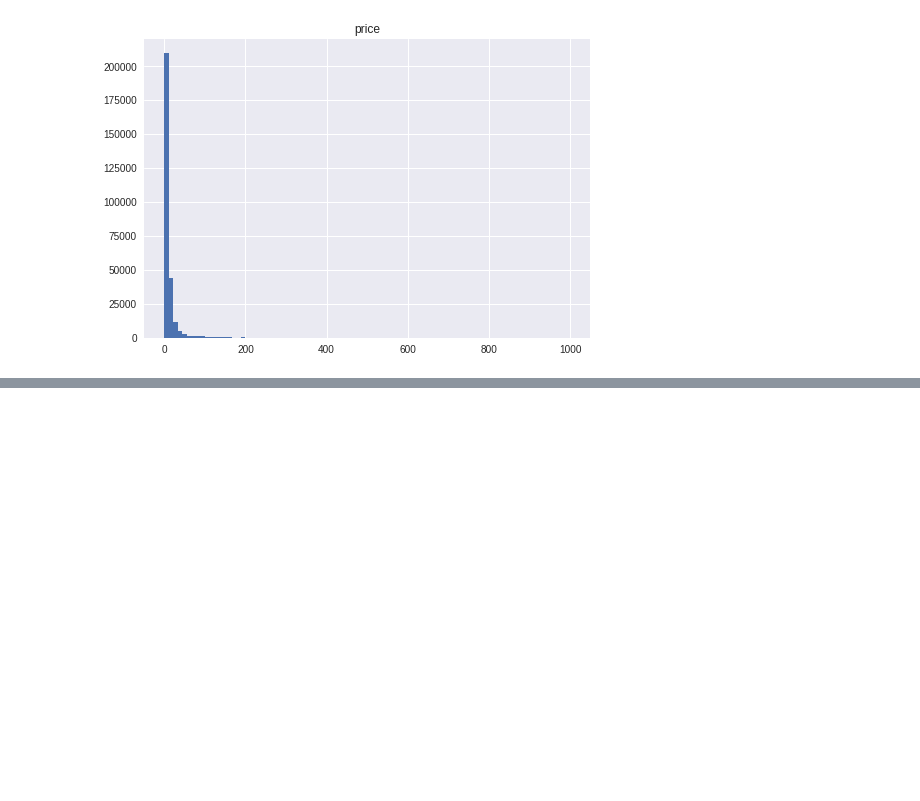
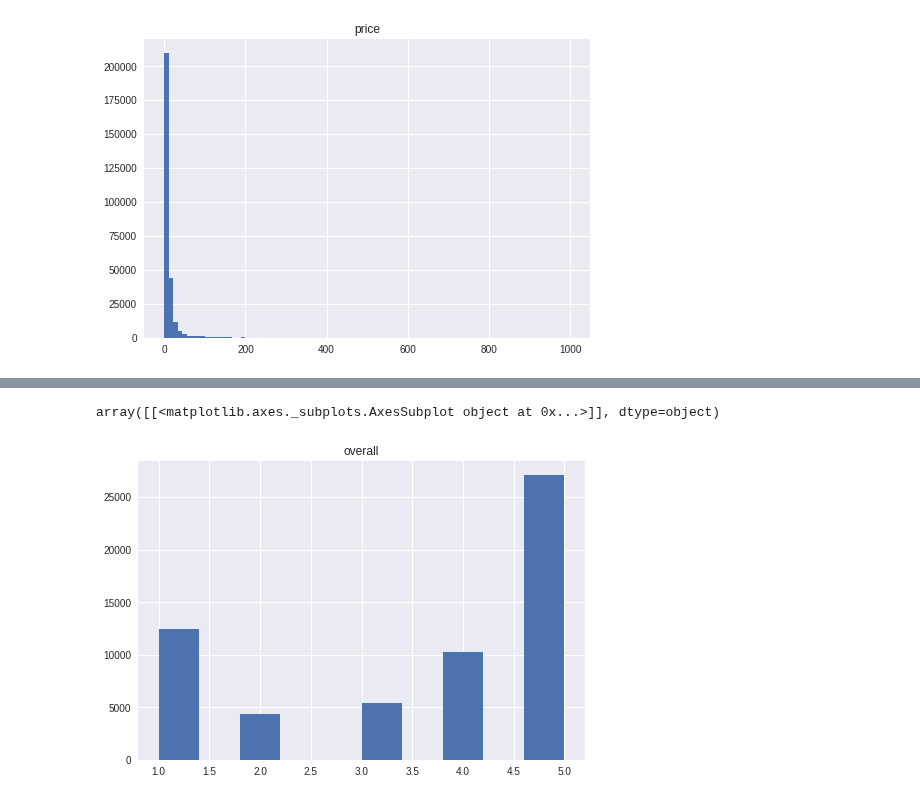
Before and after one commit to MsSquirrel/ADA---MAK, a Jupyter notebook: Project/kristina_project.ipynb, the cells around one changed output, grey strips where cells are left out. Saved outputs shown, nothing was run; the diff lists cells and outputs as text; code cells hidden in the pictures; blank space fills up the shorter version.

```diff
--- a/Project/kristina_project.ipynb
+++ b/Project/kristina_project.ipynb
@@ -125,0 +230,5 @@ array([[<matplotlib.axes._subplots.AxesSubplot object at 0x...>]], dtype=object)
+# %%
+final_df.hist('overall')
+# %% [output]
+array([[<matplotlib.axes._subplots.AxesSubplot object at 0x...>]], dtype=object)
+[figure, added]
```
Also changed, not shown: parts of 19 cells of this notebook.
